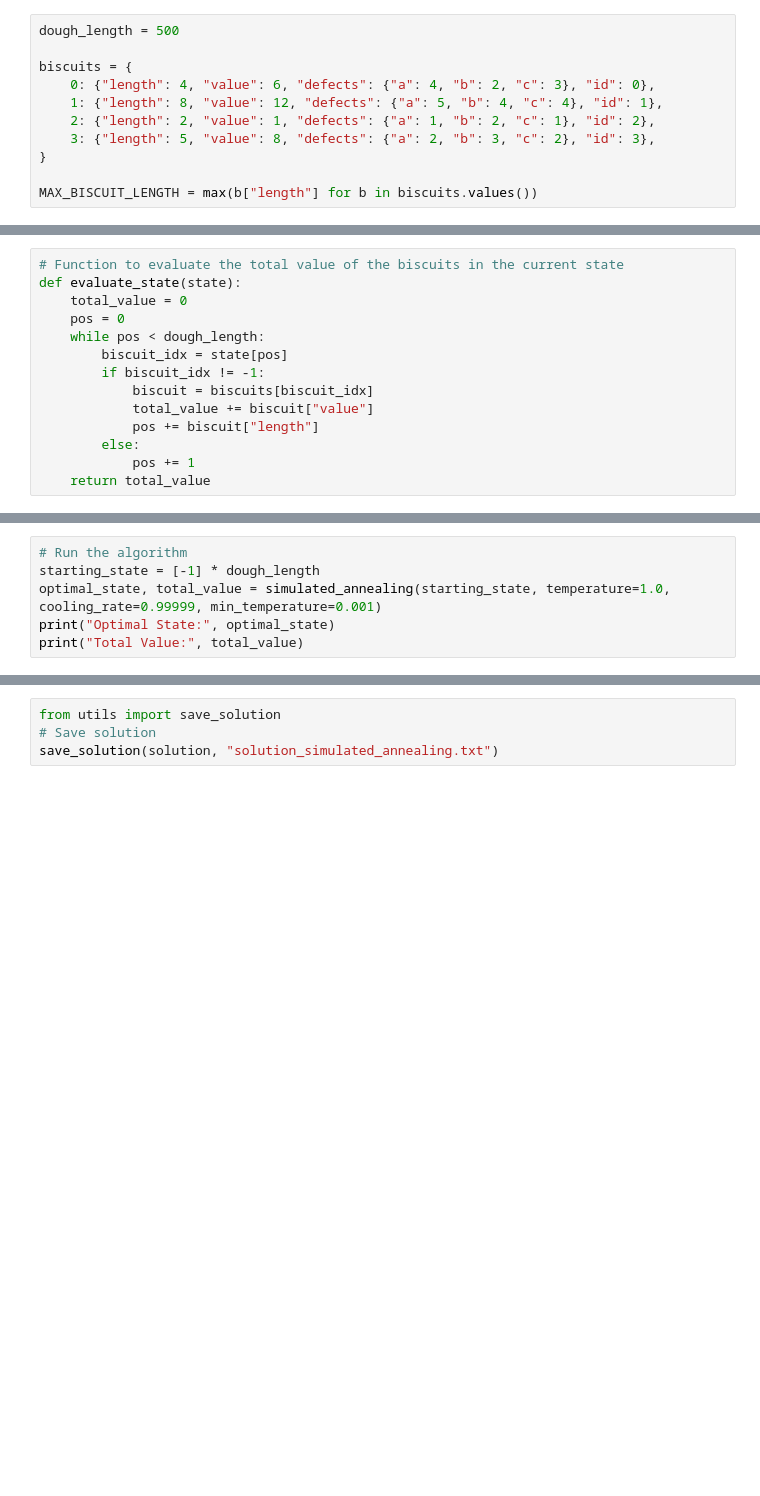
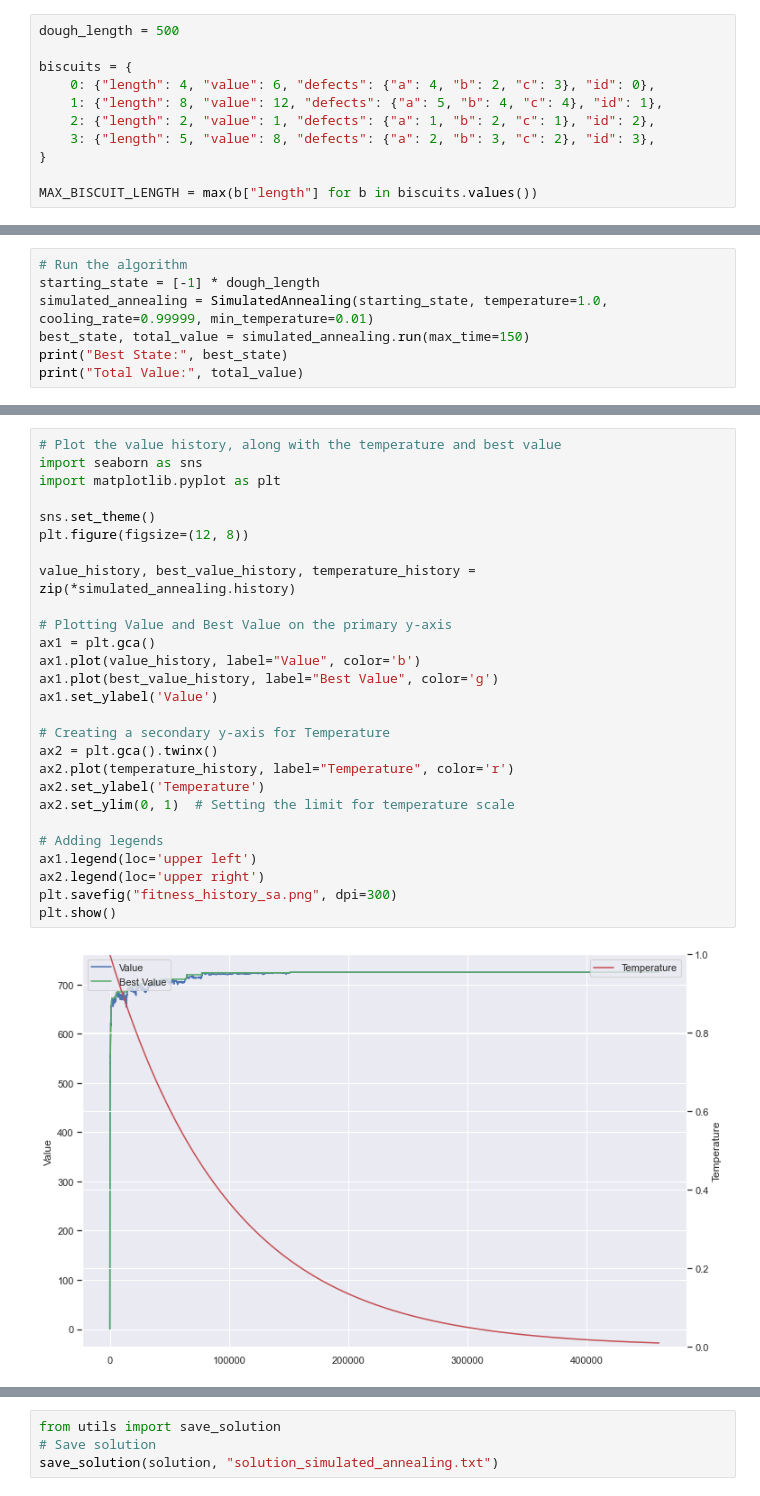
Before and after one commit to louisgthier/ai-optimized-biscuit-production, a Jupyter notebook: Simulated_Annealing.ipynb, the cells around one changed output, grey strips where cells are left out. Cells and saved outputs as stored; diff of their text form; blank space fills up the shorter version.

```diff
--- a/Simulated_Annealing.ipynb
+++ b/Simulated_Annealing.ipynb
@@ -30,17 +36,3 @@ for x in range(dough_length):
 print(len(defect_counts))
 # %% [output]
 500
-# %%
-# Function to evaluate the total value of the biscuits in the current state
-def evaluate_state(state):
-    total_value = 0
-    pos = 0
-    while pos < dough_length:
-        biscuit_idx = state[pos]
-        if biscuit_idx != -1:
-            biscuit = biscuits[biscuit_idx]
-            total_value += biscuit["value"]
-            pos += biscuit["length"]
-        else:
-            pos += 1
-    return total_value
@@ -122,7 +169,8 @@ def simulated_annealing(state, temperature=1.0, cooling_rate=0.99, min_temperatu
 # %%
 # Run the algorithm
 starting_state = [-1] * dough_length
-optimal_state, total_value = simulated_annealing(starting_state, temperature=1.0, cooling_rate=0.99999, min_temperature=0.001)
-print("Optimal State:", optimal_state)
+simulated_annealing = SimulatedAnnealing(starting_state, temperature=1.0, cooling_rate=0.99999, min_temperature=0.01)
+best_state, total_value = simulated_annealing.run(max_time=150)
+print("Best State:", best_state)
 print("Total Value:", total_value)
 # %% [output]
@@ -131,3 +194,32 @@ Total Value: 727
+# %%
+# Plot the value history, along with the temperature and best value
+import seaborn as sns
+import matplotlib.pyplot as plt
+
+sns.set_theme()
+plt.figure(figsize=(12, 8))
+
+value_history, best_value_history, temperature_history = zip(*simulated_annealing.history)
+
+# Plotting Value and Best Value on the primary y-axis
+ax1 = plt.gca()
+ax1.plot(value_history, label="Value", color='b')
+ax1.plot(best_value_history, label="Best Value", color='g')
+ax1.set_ylabel('Value')
+
+# Creating a secondary y-axis for Temperature
+ax2 = plt.gca().twinx()
+ax2.plot(temperature_history, label="Temperature", color='r')
+ax2.set_ylabel('Temperature')
+ax2.set_ylim(0, 1)  # Setting the limit for temperature scale
+
+# Adding legends
+ax1.legend(loc='upper left')
+ax2.legend(loc='upper right')
+plt.savefig("fitness_history_sa.png", dpi=300)
+plt.show()
+# %% [output]
+[figure, added]
 # %%
 from utils import check_solution
 # Build and check solution
```
Also changed, not shown: parts of 6 cells of this notebook, 11 other files.
